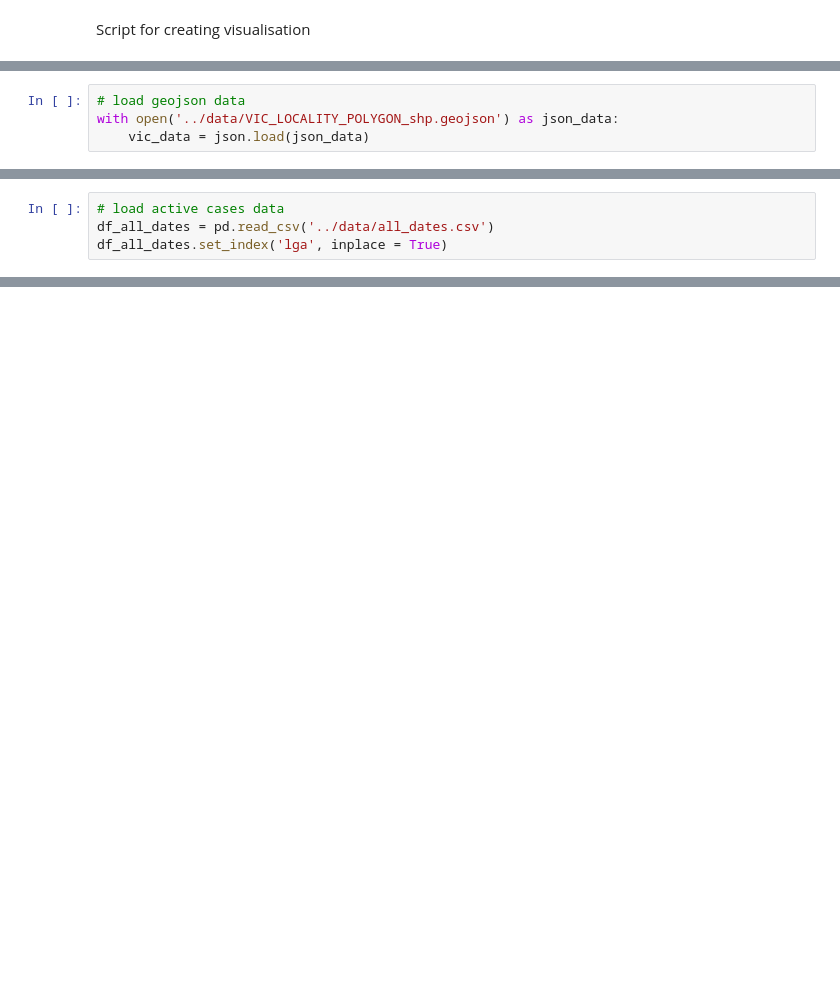
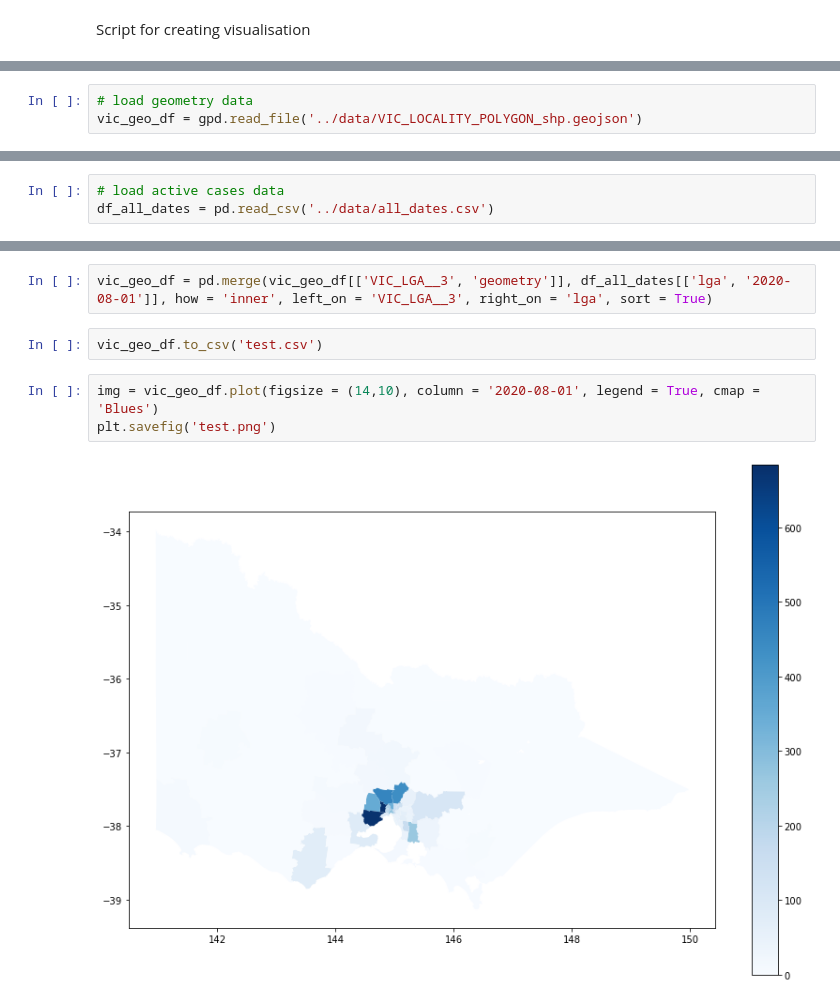
Before and after one commit to amanjit-gill-data/covid_vic_2020, a Jupyter notebook: notebooks/covid19_visualisation.ipynb, the cells around one changed output, grey strips where cells are left out. Saved outputs shown, nothing was run; the diff lists cells and outputs as text; blank space fills up the shorter version.

Commit message:
Start visualisation with geopandas.

```diff
--- a/notebooks/covid19_visualisation.ipynb
+++ b/notebooks/covid19_visualisation.ipynb
@@ -8,4 +7,3 @@ import numpy as np
 # %%
-# load geojson data
-with open('../data/VIC_LOCALITY_POLYGON_shp.geojson') as json_data:
-    vic_data = json.load(json_data)
+# load geometry data
+vic_geo_df = gpd.read_file('../data/VIC_LOCALITY_POLYGON_shp.geojson')
@@ -12,4 +19,3 @@ with open('../data/VIC_LOCALITY_POLYGON_shp.geojson') as json_data:
 # %%
 # load active cases data
 df_all_dates = pd.read_csv('../data/all_dates.csv')
-df_all_dates.set_index('lga', inplace = True)
@@ -27,0 +32,9 @@ True
+# %%
+vic_geo_df = pd.merge(vic_geo_df[['VIC_LGA__3', 'geometry']], df_all_dates[['lga', '2020-08-01']], how = 'inner', left_on = 'VIC_LGA__3', right_on = 'lga', sort = True)
+# %%
+vic_geo_df.to_csv('test.csv')
+# %%
+img = vic_geo_df.plot(figsize = (14,10), column = '2020-08-01', legend = True, cmap = 'Blues')
+plt.savefig('test.png')
+# %% [output]
+[figure, added]
```
Also changed, not shown: parts of 6 cells of this notebook, 3 other files.
